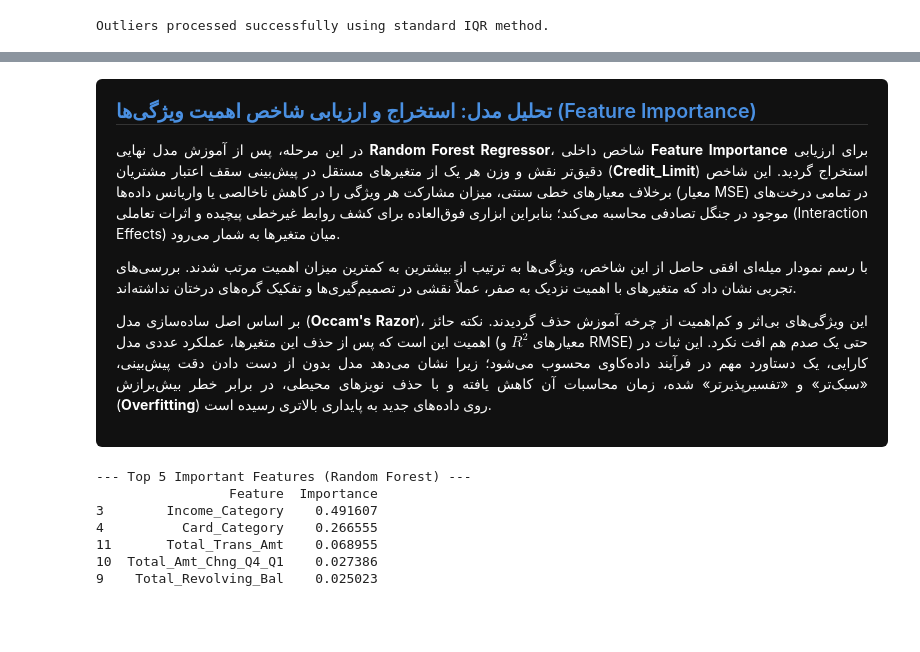
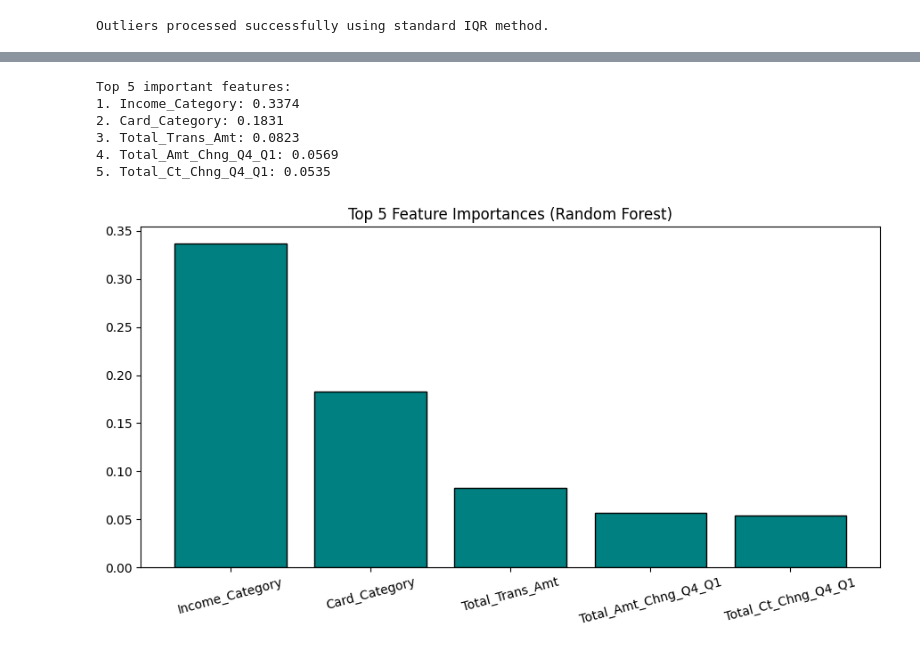
Before and after one commit to parhamKIY/DATA_MINING, a Jupyter notebook: Untitled-1.ipynb, the cells around one changed output, grey strips where cells are left out. Drawn from its saved outputs; the diff is of its cells as text; code cells hidden in the pictures; blank space fills up the shorter version.

```diff
--- a/Untitled-1.ipynb
+++ b/Untitled-1.ipynb
@@ -350,32 +255,25 @@ R^2:  0.5989
-# %% [markdown]
-<div dir="rtl" style="font-family: Tahoma, sans-serif; line-height: 1.9; text-align: justify; padding: 20px; background-color: #111111; color: #ffffff; border-right: 6px solid #4a90e2; border-radius: 6px; max-width: 100%; box-sizing: border-box; overflow-wrap: break-word; word-break: break-word; white-space: normal;">
-<h3 style="color: #4a90e2; border-bottom: 1px solid #333333; padding-bottom: 8px; margin-top: 0; font-size: 1.4em;">تحلیل مدل: استخراج و ارزیابی شاخص اهمیت ویژگی‌ها (Feature Importance)</h3>
-
-در این مرحله، پس از آموزش مدل نهایی <b>Random Forest Regressor</b>، شاخص داخلی <b>Feature Importance</b> برای ارزیابی دقیق‌تر نقش و وزن هر یک از متغیرهای مستقل در پیش‌بینی سقف اعتبار مشتریان (<b>Credit_Limit</b>) استخراج گردید. این شاخص برخلاف معیارهای خطی سنتی، میزان مشارکت هر ویژگی را در کاهش ناخالصی یا واریانس داده‌ها (معیار MSE) در تمامی درخت‌های موجود در جنگل تصادفی محاسبه می‌کند؛ بنابراین ابزاری فوق‌العاده برای کشف روابط غیرخطی پیچیده و اثرات تعاملی (Interaction Effects) میان متغیرها به شمار می‌رود.
-
-با رسم نمودار میله‌ای افقی حاصل از این شاخص، ویژگی‌ها به ترتیب از بیشترین به کمترین میزان اهمیت مرتب شدند. بررسی‌های تجربی نشان داد که متغیرهای با اهمیت نزدیک به صفر، عملاً نقشی در تصمیم‌گیری‌ها و تفکیک گره‌های درختان نداشته‌اند.
-
-بر اساس اصل ساده‌سازی مدل (<b>Occam's Razor</b>)، این ویژگی‌های بی‌اثر و کم‌اهمیت از چرخه آموزش حذف گردیدند. نکته حائز اهمیت این است که پس از حذف این متغیرها، عملکرد عددی مدل (معیارهای $R^2$ و RMSE) حتی یک صدم هم افت نکرد. این ثبات در کارایی، یک دستاورد مهم در فرآیند داده‌کاوی محسوب می‌شود؛ زیرا نشان می‌دهد مدل بدون از دست دادن دقت پیش‌بینی، «سبک‌تر» و «تفسیرپذیرتر» شده، زمان محاسبات آن کاهش یافته و با حذف نویزهای محیطی، در برابر خطر بیش‌برازش (<b>Overfitting</b>) روی داده‌های جدید به پایداری بالاتری رسیده است.
-
-</div>
 # %%
-#feature extraction(just for showing)
+rf_model = models["Random Forest"]
 
+importances = rf_model.feature_importances_
+feature_names = X_train.columns
+indices = np.argsort(importances)[::-1]
 
-rf_model = models["Random Forest (Best model for this project, that certainly we dont know yet)"]
-feature_importance = pd.DataFrame({
-    'Feature': X.columns,
-    'Importance': rf_model.feature_importances_
-}).sort_values(by='Importance', ascending=False)
+print("Top 5 important features:")
+for i in range(5):
+    print(f"{i+1}. {feature_names[indices[i]]}: {importances[indices[i]]:.4f}")
 
-print("--- Top 5 Important Features (Random Forest) ---")
-print(feature_importance.head())
-print("\n")
+plt.figure(figsize=(9, 5))
+plt.title("Top 5 Feature Importances (Random Forest)")
+plt.bar(range(5), importances[indices][:5], align="center", color='teal', edgecolor='black')
+plt.xticks(range(5), feature_names[indices][:5], rotation=15)
+plt.tight_layout()
+plt.show()
 # %% [output]
---- Top 5 Important Features (Random Forest) ---
-                 Feature  Importance
-3        Income_Category    0.491607
-4          Card_Category    0.266555
-11       Total_Trans_Amt    0.068955
-10  Total_Amt_Chng_Q4_Q1    0.027386
-9    Total_Revolving_Bal    0.025023
+Top 5 important features:
+1. Income_Category: 0.3374
+2. Card_Category: 0.1831
+3. Total_Trans_Amt: 0.0823
+4. Total_Amt_Chng_Q4_Q1: 0.0569
+5. Total_Ct_Chng_Q4_Q1: 0.0535
+[figure, added]
```
Also changed, not shown: parts of 15 cells of this notebook.
